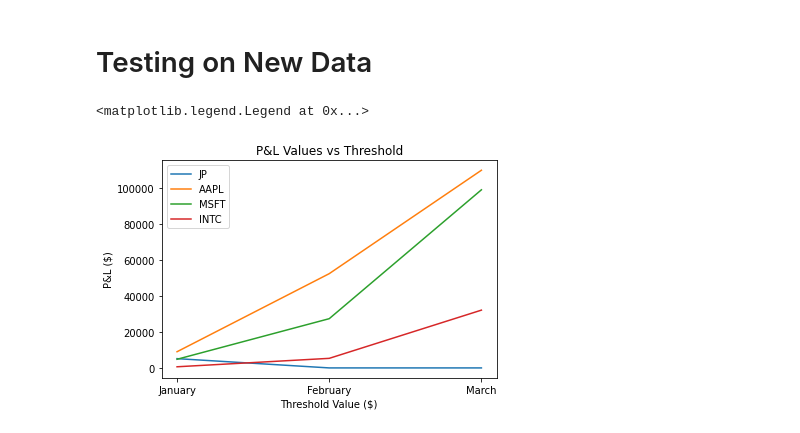
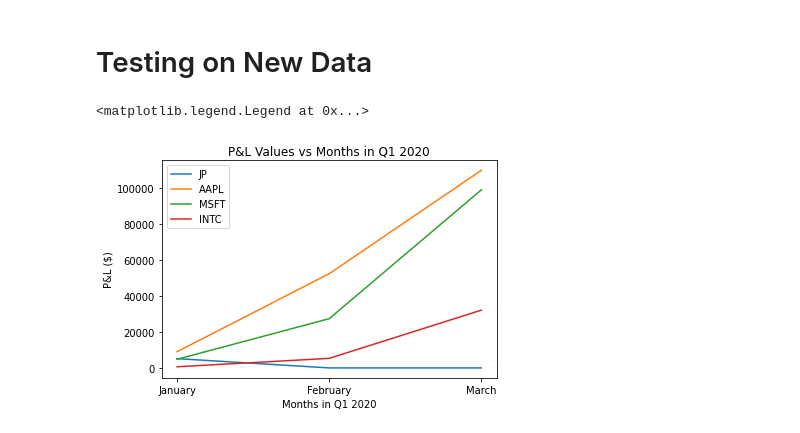
Before and after one commit to kushal-goenka/fin566_market_mircrostructures_trading_strategy, a Jupyter notebook: Parameter Tuning.ipynb, the cells around one changed output. Saved outputs shown, nothing was run; the diff lists cells and outputs as text; code cells hidden in the pictures.

```diff
--- a/Parameter Tuning.ipynb
+++ b/Parameter Tuning.ipynb
@@ -49,14 +49,14 @@ AAPL = [float(val) for val in "8985.012694	52321.38946	109730.5166".split("\t")]
 JPM = [float(val) for val in "5150.656117	0	0".split("\t")]
 INTC = [float(val) for val in "633.080063	5312.671512	32073.39546".split("\t")]
 # %%
-plt.title("P&L Values vs Threshold")
+plt.title("P&L Values vs Months in Q1 2020")
 plt.plot(months,JPM,label="JP")
 plt.plot(months,AAPL,label="AAPL")
 plt.plot(months,MSFT,label="MSFT")
 plt.plot(months,INTC,label="INTC")
-plt.xlabel("Threshold Value ($)")
+plt.xlabel("Months in Q1 2020")
 plt.ylabel("P&L ($)")
 plt.legend()
 # %% [output]
 <matplotlib.legend.Legend at 0x...>
-[figure, old version]
+[figure, new version]
```
Also changed, not shown: 1 other file.
